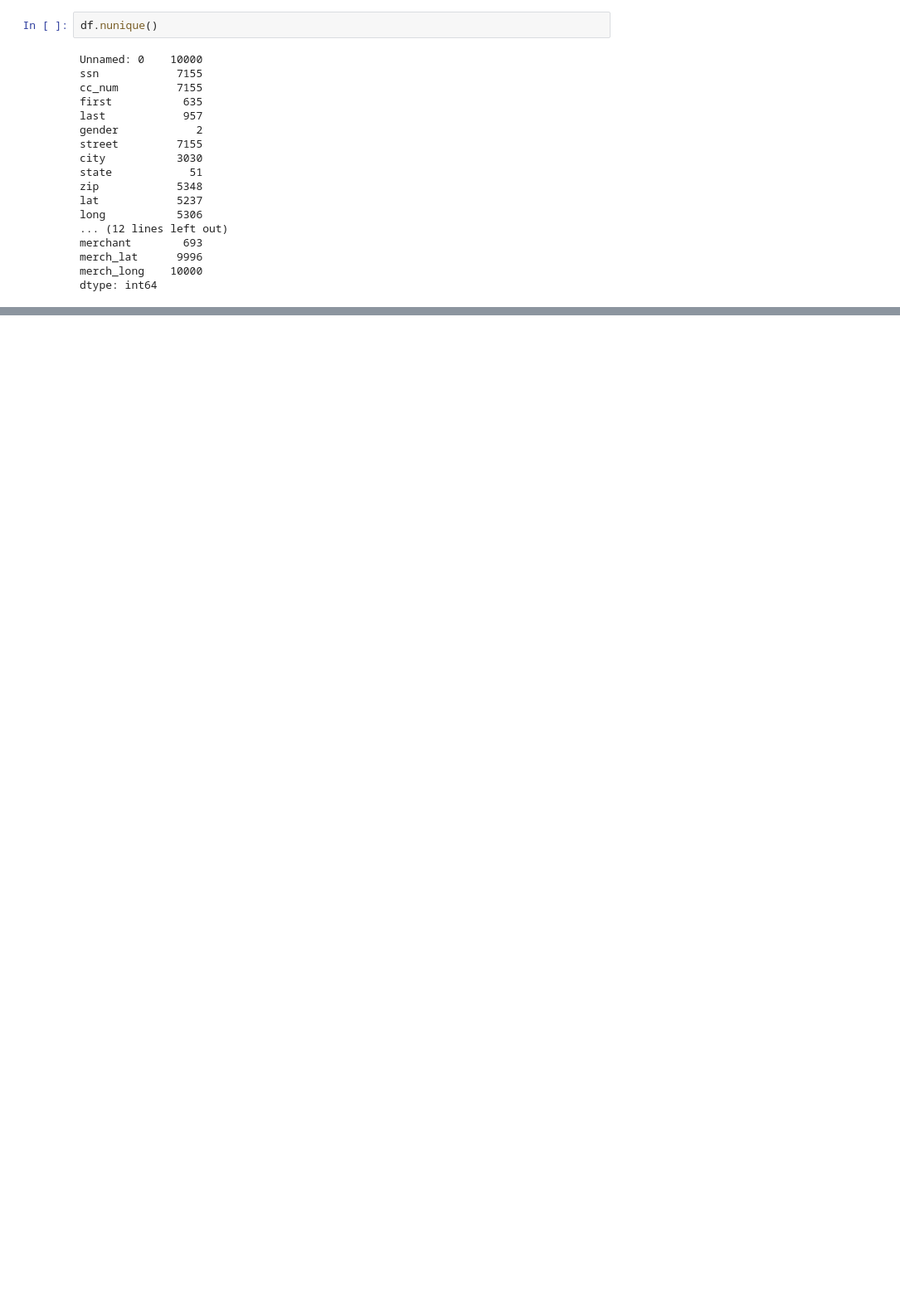
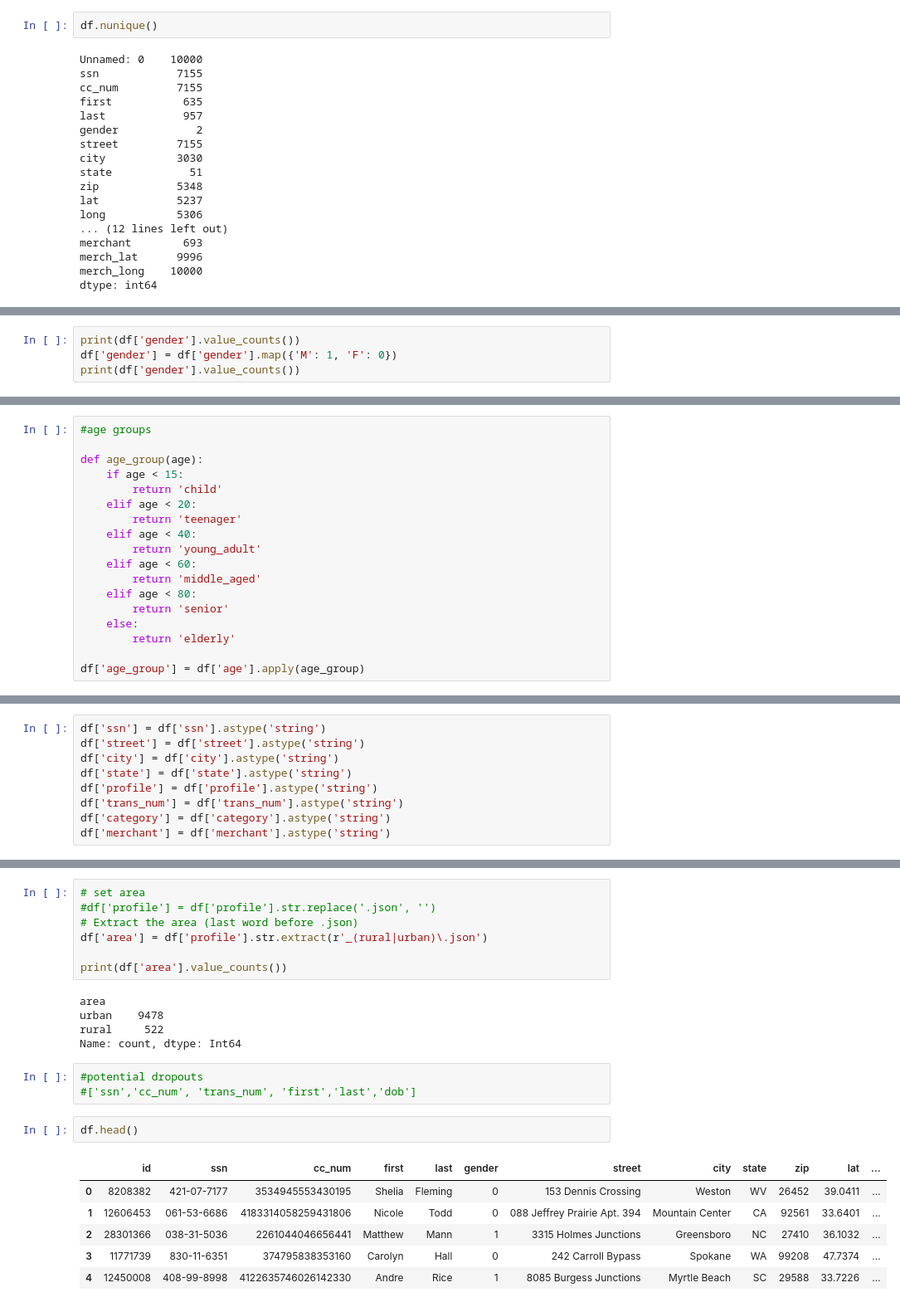
Before and after one commit to Myself-and-me/Credit_Card_Fraud_Detection, a Jupyter notebook: ds18_ml-proj-2.ipynb, the cells around one changed output, grey strips where cells are left out. Shown at 83% size. Drawn from its saved outputs; the diff is of its cells as text; blank space fills up the shorter version.

```diff
--- a/ds18_ml-proj-2.ipynb
+++ b/ds18_ml-proj-2.ipynb
@@ -77,0 +106,4 @@ dtype: int64
+# %%
+print(df['gender'].value_counts())
+df['gender'] = df['gender'].map({'M': 1, 'F': 0})
+print(df['gender'].value_counts())
@@ -77,0 +135,18 @@ dtype: int64
+# %%
+#age groups
+
+def age_group(age):
+    if age < 15:
+        return 'child'
+    elif age < 20:
+        return 'teenager'
+    elif age < 40:
+        return 'young_adult'
+    elif age < 60:
+        return 'middle_aged'
+    elif age < 80:
+        return 'senior'
+    else:
+        return 'elderly'
+
+df['age_group'] = df['age'].apply(age_group)
@@ -77,0 +164,9 @@ dtype: int64
+# %%
+df['ssn'] = df['ssn'].astype('string')
+df['street'] = df['street'].astype('string')
+df['city'] = df['city'].astype('string')
+df['state'] = df['state'].astype('string')
+df['profile'] = df['profile'].astype('string')
+df['trans_num'] = df['trans_num'].astype('string')
+df['category'] = df['category'].astype('string')
+df['merchant'] = df['merchant'].astype('string')
@@ -77,0 +193,24 @@ dtype: int64
+# %%
+# set area
+#df['profile'] = df['profile'].str.replace('.json', '')
+# Extract the area (last word before .json)
+df['area'] = df['profile'].str.extract(r'_(rural|urban)\.json')
+
+print(df['area'].value_counts())
+# %% [output]
+area
+urban    9478
+rural     522
+Name: count, dtype: Int64
+# %%
+#potential dropouts
+#['ssn','cc_num', 'trans_num', 'first','last','dob']
+# %%
+df.head()
+# %% [output]
+|  | id | ssn | cc_num | first | last | gender | street | city | state | zip | lat | ... |
+| 0 | 8208382 | 421-07-7177 | 3534945553430195 | Shelia | Fleming | 0 | 153 Dennis Crossing | Weston | WV | 26452 | 39.0411 | ... |
+| 1 | 12606453 | 061-53-6686 | 4183314058259431806 | Nicole | Todd | 0 | 088 Jeffrey Prairie Apt. 394 | Mountain Center | CA | 92561 | 33.6401 | ... |
+| 2 | 28301366 | 038-31-5036 | 2261044046656441 | Matthew | Mann | 1 | 3315 Holmes Junctions | Greensboro | NC | 27410 | 36.1032 | ... |
+| 3 | 11771739 | 830-11-6351 | 374795838353160 | Carolyn | Hall | 0 | 242 Carroll Bypass | Spokane | WA | 99208 | 47.7374 | ... |
+| 4 | 12450008 | 408-99-8998 | 4122635746026142330 | Andre | Rice | 1 | 8085 Burgess Junctions | Myrtle Beach | SC | 29588 | 33.7226 | ... |
```
Also changed, not shown: parts of 9 cells of this notebook, 1 other file.
